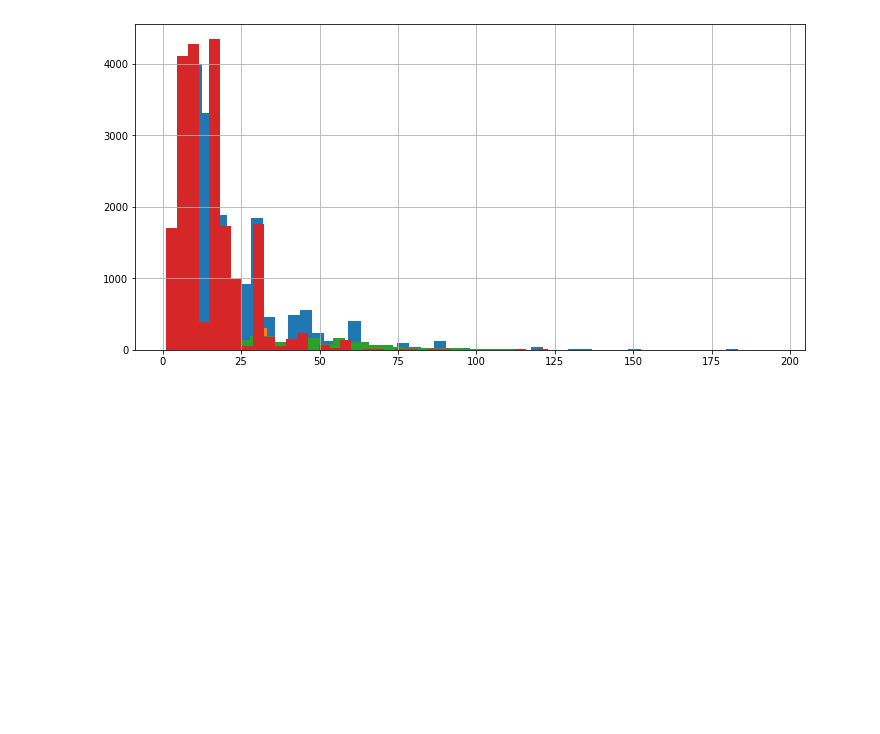
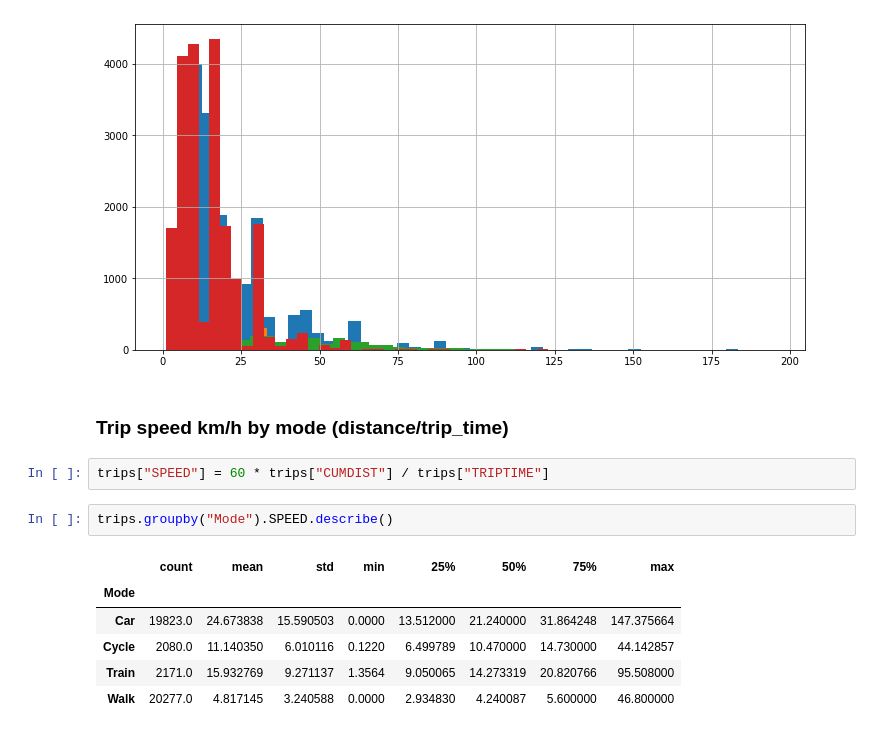
Before and after one commit to danhphan/melbourne-mode-choice, a Jupyter notebook: notebooks/02_data_exploration.ipynb, the cells around one changed output. Saved outputs shown, nothing was run; the diff lists cells and outputs as text; blank space fills up the shorter version.

```diff
--- a/notebooks/02_data_exploration.ipynb
+++ b/notebooks/02_data_exploration.ipynb
@@ -53,3 +66,16 @@ Train    AxesSubplot(0.125,0.125;0.775x0.755)
 Walk     AxesSubplot(0.125,0.125;0.775x0.755)
 Name: TRAVTIME, dtype: object
 [figure]
+# %% [markdown]
+### Trip speed km/h by mode (distance/trip_time)
+# %%
+trips["SPEED"] = 60 * trips["CUMDIST"] / trips["TRIPTIME"]
+# %%
+trips.groupby("Mode").SPEED.describe()
+# %% [output]
+|  | count | mean | std | min | 25% | 50% | 75% | max |
+| Mode |  |  |  |  |  |  |  |  |
+| Car | 19823.0 | 24.673838 | 15.590503 | 0.0000 | 13.512000 | 21.240000 | 31.864248 | 147.375664 |
+| Cycle | 2080.0 | 11.140350 | 6.010116 | 0.1220 | 6.499789 | 10.470000 | 14.730000 | 44.142857 |
+| Train | 2171.0 | 15.932769 | 9.271137 | 1.3564 | 9.050065 | 14.273319 | 20.820766 | 95.508000 |
+| Walk | 20277.0 | 4.817145 | 3.240588 | 0.0000 | 2.934830 | 4.240087 | 5.600000 | 46.800000 |
```
Also changed, not shown: parts of 6 cells of this notebook.
